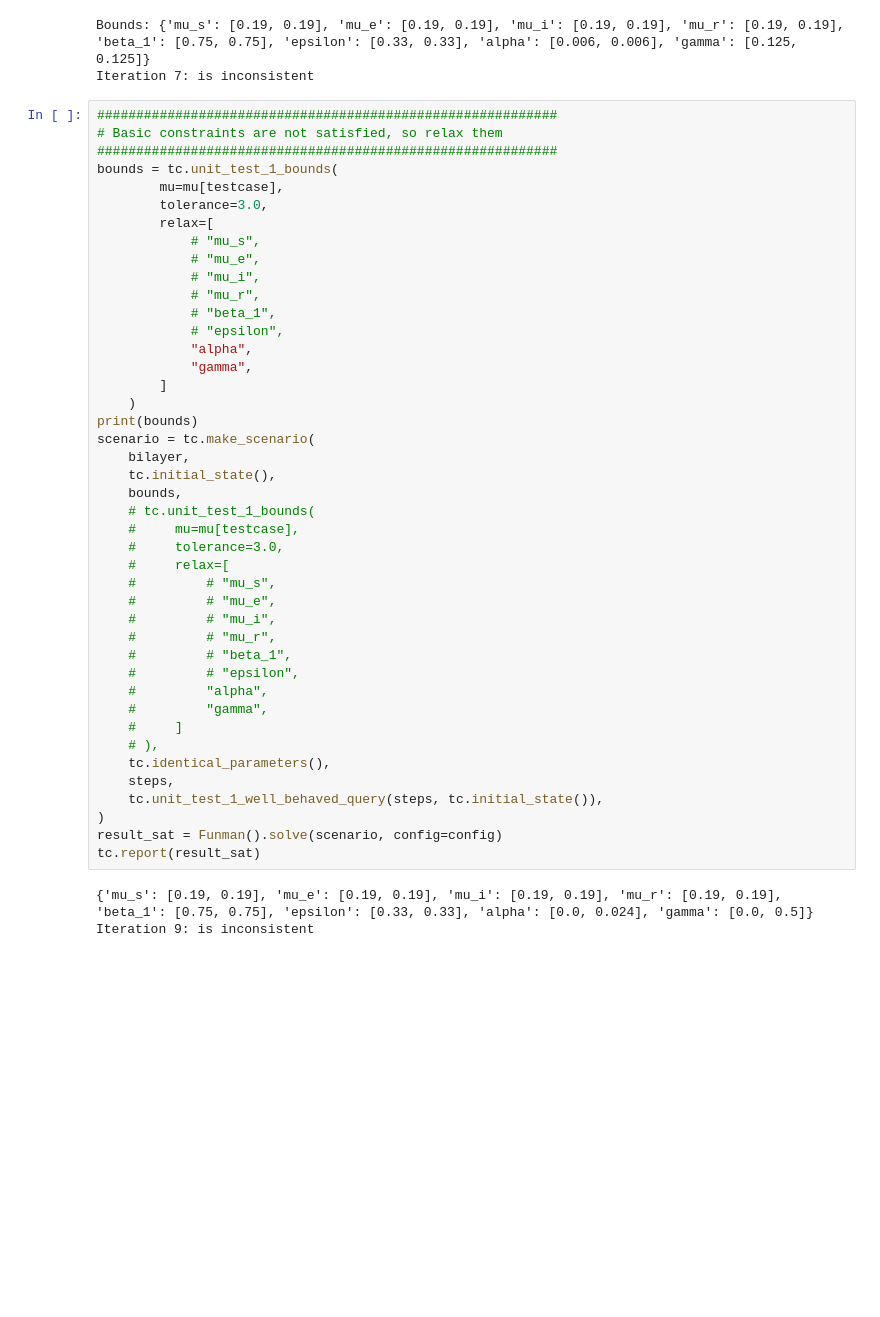
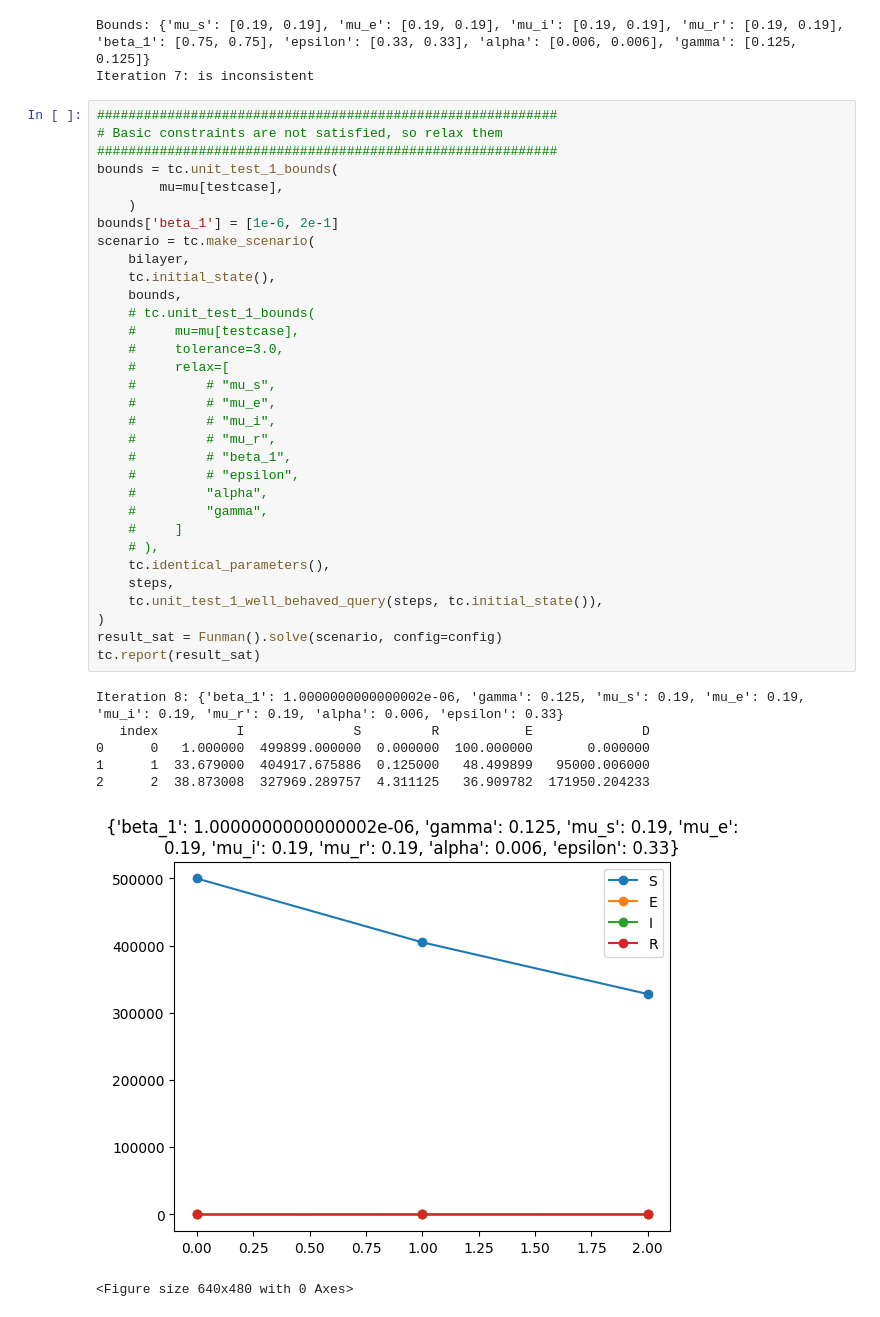
Before and after one commit to ml4ai/funman, a Jupyter notebook: notebooks/hackathon_s1_demo.ipynb, the cells around one changed output. Drawn from its saved outputs; the diff is of its cells as text; blank space fills up the shorter version.

```diff
--- a/notebooks/hackathon_s1_demo.ipynb
+++ b/notebooks/hackathon_s1_demo.ipynb
@@ -252,44 +230,38 @@ Iteration 7: is inconsistent
 # Basic constraints are not satisfied, so relax them
 ###########################################################
 bounds = tc.unit_test_1_bounds(
         mu=mu[testcase],
-        tolerance=3.0,
-        relax=[
-            # "mu_s",
-            # "mu_e",
-            # "mu_i",
-            # "mu_r",
-            # "beta_1",
-            # "epsilon",
-            "alpha",
-            "gamma",
-        ]
     )
-print(bounds)
+bounds['beta_1'] = [1e-6, 2e-1]
 scenario = tc.make_scenario(
     bilayer,
     tc.initial_state(),
     bounds,
     # tc.unit_test_1_bounds(
     #     mu=mu[testcase],
     #     tolerance=3.0,
     #     relax=[
     #         # "mu_s",
     #         # "mu_e",
     #         # "mu_i",
     #         # "mu_r",
     #         # "beta_1",
     #         # "epsilon",
     #         "alpha",
     #         "gamma",
     #     ]
     # ),
     tc.identical_parameters(),
     steps,
     tc.unit_test_1_well_behaved_query(steps, tc.initial_state()),
 )
 result_sat = Funman().solve(scenario, config=config)
 tc.report(result_sat)
 # %% [output]
-{'mu_s': [0.19, 0.19], 'mu_e': [0.19, 0.19], 'mu_i': [0.19, 0.19], 'mu_r': [0.19, 0.19], 'beta_1': [0.75, 0.75], 'epsilon': [0.33, 0.33], 'alpha': [0.0, 0.024], 'gamma': [0.0, 0.5]}
-Iteration 9: is inconsistent
+Iteration 8: {'beta_1': 1.0000000000000002e-06, 'gamma': 0.125, 'mu_s': 0.19, 'mu_e': 0.19, 'mu_i': 0.19, 'mu_r': 0.19, 'alpha': 0.006, 'epsilon': 0.33}
+   index          I              S         R           E              D
+0      0   1.000000  499899.000000  0.000000  100.000000       0.000000
+1      1  33.679000  404917.675886  0.125000   48.499899   95000.006000
+2      2  38.873008  327969.289757  4.311125   36.909782  171950.204233
+[figure, added]
+<Figure size 640x480 with 0 Axes>
```
Also changed, not shown: parts of 11 cells of this notebook, 5 other files.
